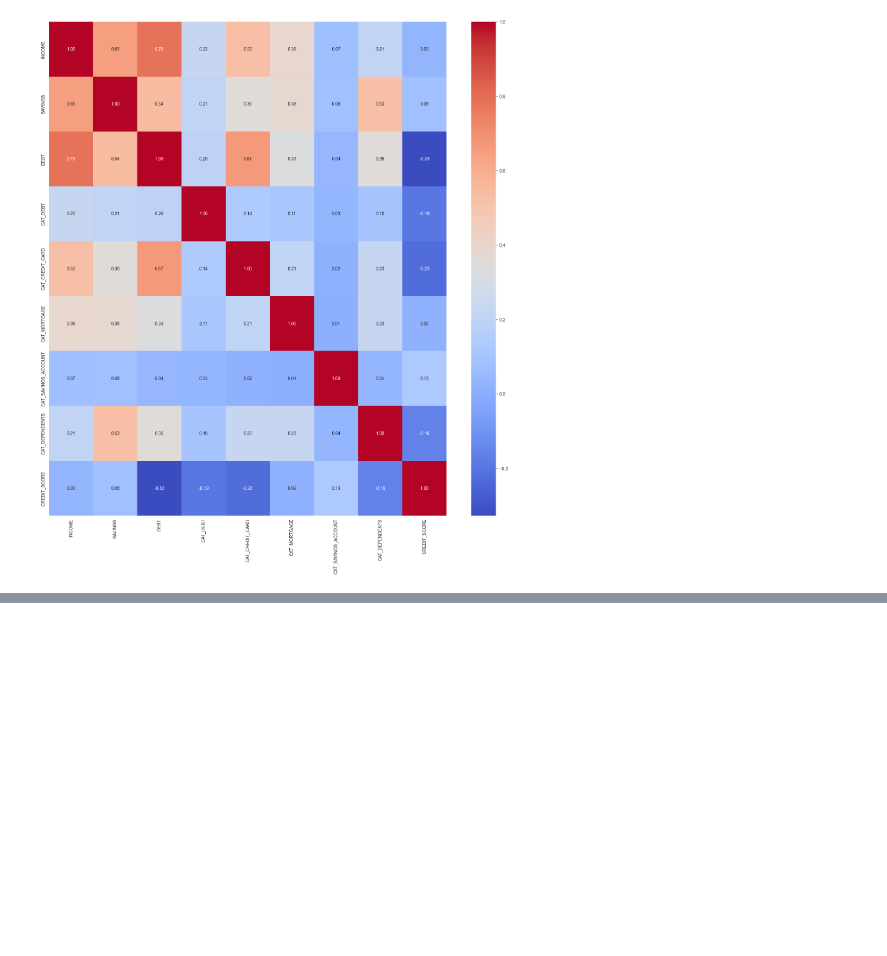
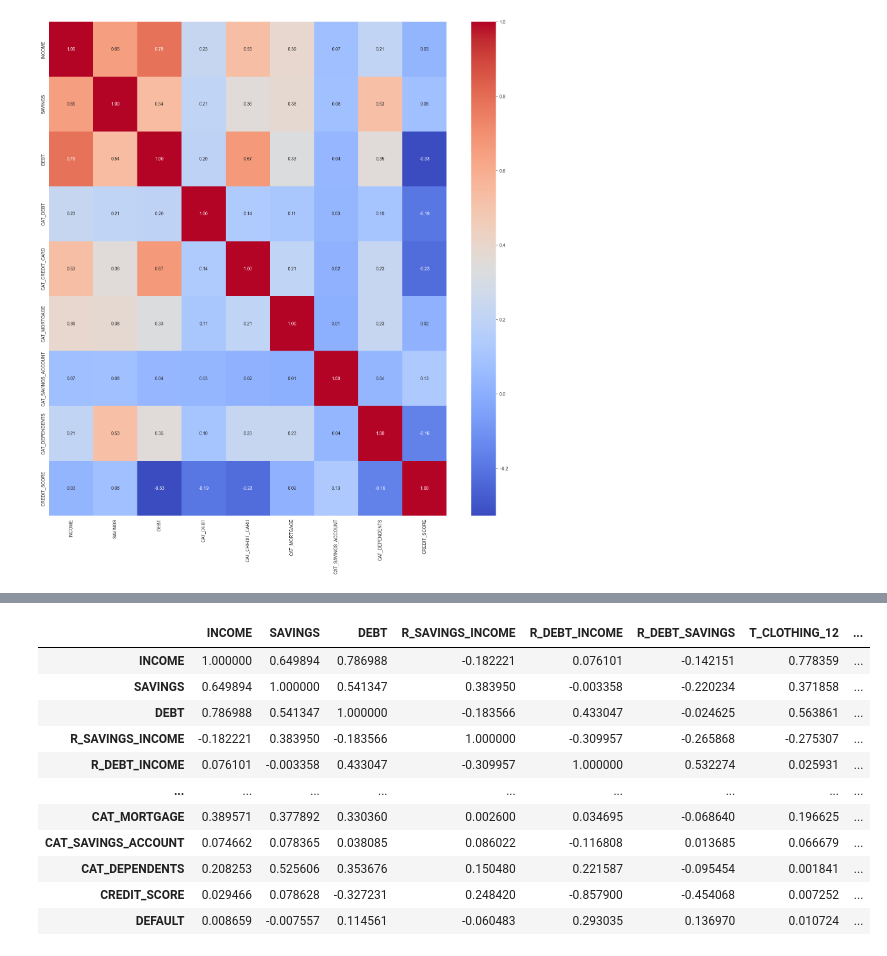
Before and after one commit to fantasy2fry/credit-score-classification-ml, a Jupyter notebook: EDA/Norbert/norbert.ipynb, the cells around one changed output, grey strips where cells are left out. Saved outputs shown, nothing was run; the diff lists cells and outputs as text; code cells hidden in the pictures; blank space fills up the shorter version.

```diff
--- a/EDA/Norbert/norbert.ipynb
+++ b/EDA/Norbert/norbert.ipynb
@@ -268,9 +311,17 @@ sns.heatmap(correlation_matrix, annot=True, fmt=".2f", cmap='coolwarm')
 # %%
-from lazypredict.Supervised import LazyClassifier
-from sklearn.model_selection import train_test_split
-
-X_train, X_test, y_train, y_test = train_test_split(df.drop(target, axis=1), df[target], test_size=0.3, random_state=30)
-
-clf = LazyClassifier(verbose=0, ignore_warnings=True, custom_metric=None)
-models, predictions = clf.fit(X_train, X_test, y_train, y_test)
+df_without_id= df.drop('CUST_ID', axis=1).drop("CAT_GAMBLING", axis=1)
+correlation_matrix = df_without_id.corr()
+correlation_matrix
 # %% [output]
+|  | INCOME | SAVINGS | DEBT | R_SAVINGS_INCOME | R_DEBT_INCOME | R_DEBT_SAVINGS | T_CLOTHING_12 | ... |
+| INCOME | 1.000000 | 0.649894 | 0.786988 | -0.182221 | 0.076101 | -0.142151 | 0.778359 | ... |
+| SAVINGS | 0.649894 | 1.000000 | 0.541347 | 0.383950 | -0.003358 | -0.220234 | 0.371858 | ... |
+| DEBT | 0.786988 | 0.541347 | 1.000000 | -0.183566 | 0.433047 | -0.024625 | 0.563861 | ... |
+| R_SAVINGS_INCOME | -0.182221 | 0.383950 | -0.183566 | 1.000000 | -0.309957 | -0.265868 | -0.275307 | ... |
+| R_DEBT_INCOME | 0.076101 | -0.003358 | 0.433047 | -0.309957 | 1.000000 | 0.532274 | 0.025931 | ... |
+| ... | ... | ... | ... | ... | ... | ... | ... | ... |
+| CAT_MORTGAGE | 0.389571 | 0.377892 | 0.330360 | 0.002600 | 0.034695 | -0.068640 | 0.196625 | ... |
+| CAT_SAVINGS_ACCOUNT | 0.074662 | 0.078365 | 0.038085 | 0.086022 | -0.116808 | 0.013685 | 0.066679 | ... |
+| CAT_DEPENDENTS | 0.208253 | 0.525606 | 0.353676 | 0.150480 | 0.221587 | -0.095454 | 0.001841 | ... |
+| CREDIT_SCORE | 0.029466 | 0.078628 | -0.327231 | 0.248420 | -0.857900 | -0.454068 | 0.007252 | ... |
+| DEFAULT | 0.008659 | -0.007557 | 0.114561 | -0.060483 | 0.293035 | 0.136970 | 0.010724 | ... |
```
Also changed, not shown: parts of 10 cells of this notebook, 1 other file.
